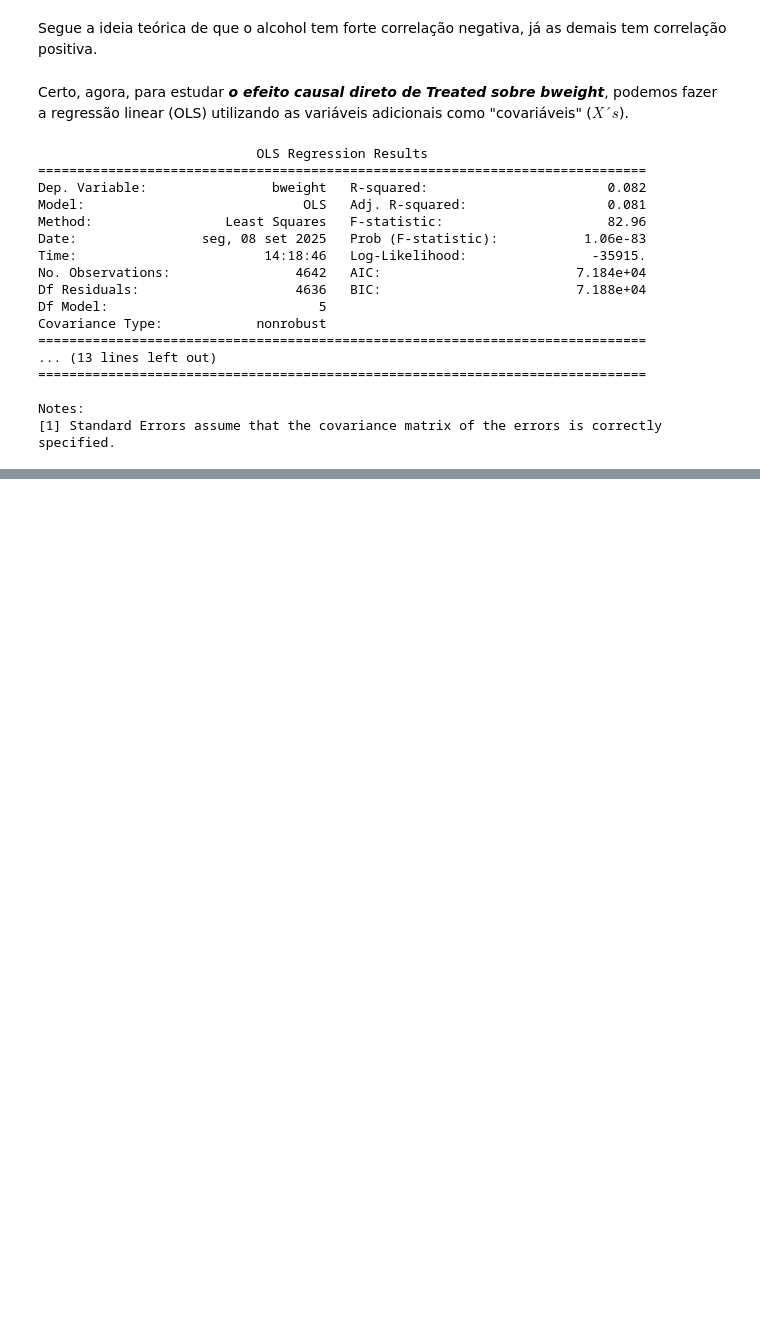
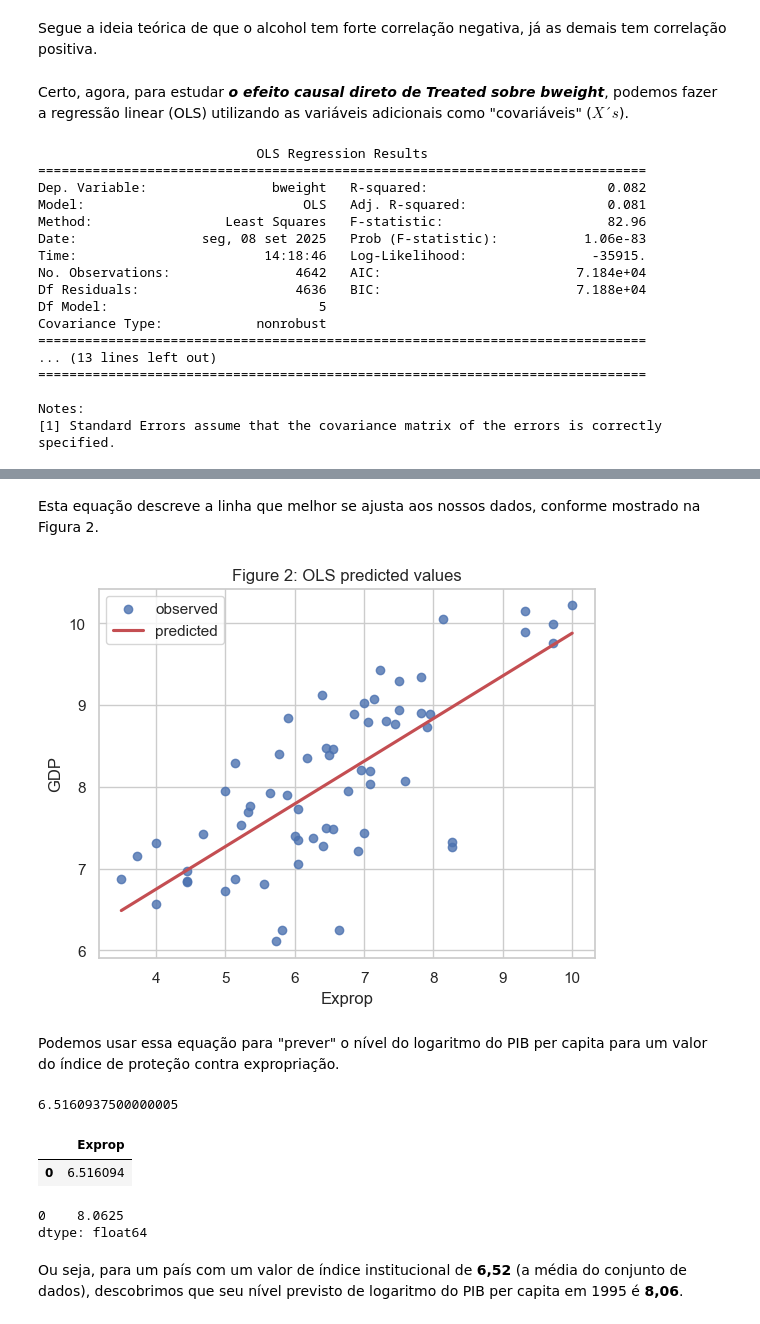
Before and after one commit to Daniel-Uhr/UFSC_2025, a Jupyter notebook: Seminario_2025_UFSC.ipynb, the cells around one changed output, grey strips where cells are left out. Cells and saved outputs as stored; diff of their text form; code cells hidden in the pictures; blank space fills up the shorter version.

```diff
--- a/Seminario_2025_UFSC.ipynb
+++ b/Seminario_2025_UFSC.ipynb
@@ -778,0 +897,23 @@ g
+# %% [markdown]
+Esta equação descreve a linha que melhor se ajusta aos nossos dados, conforme mostrado na Figura 2.
+# %%
+fig, ax = plt.subplots(1,1)
+ax.set_title('Figure 2: OLS predicted values')
+
+# Drop missing observations from whole sample
+df_plot = df_ajr.dropna(subset=['GDP', 'Exprop'])
+sns.regplot(x=df_plot['Exprop'], y=df_plot['GDP'], ax=ax, order=1, ci=None, line_kws={'color':'r'})
+
+ax.legend(['observed', 'predicted'])
+ax.set_xlabel('Exprop')
+ax.set_ylabel('GDP')
+plt.show()
+# %% [output]
+[figure, added]
+# %% [markdown]
+Podemos usar essa equação para "prever" o nível do logaritmo do PIB per capita para um valor do índice de proteção contra expropriação.
+# %%
+mean_expr = df_ajr['Exprop'].mean()
+mean_expr
+# %% [output]
+6.5160937500000005
@@ -778,0 +922,12 @@ g
+# %%
+new_data
+# %% [output]
+|  | Exprop |
+| 0 | 6.516094 |
+# %%
+reg1_ajr.predict(new_data)
+# %% [output]
+0    8.0625
+dtype: float64
+# %% [markdown]
+Ou seja, para um país com um valor de índice institucional de **6,52** (a média do conjunto de dados), descobrimos que seu nível previsto de logaritmo do PIB per capita em 1995 é **8,06**.
```
Also changed, not shown: parts of 27 cells of this notebook.
